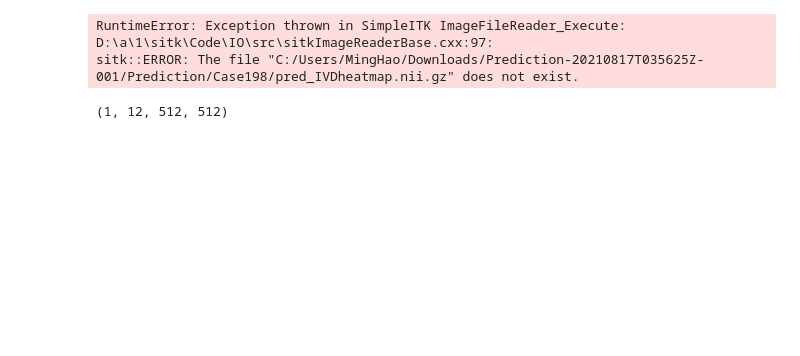
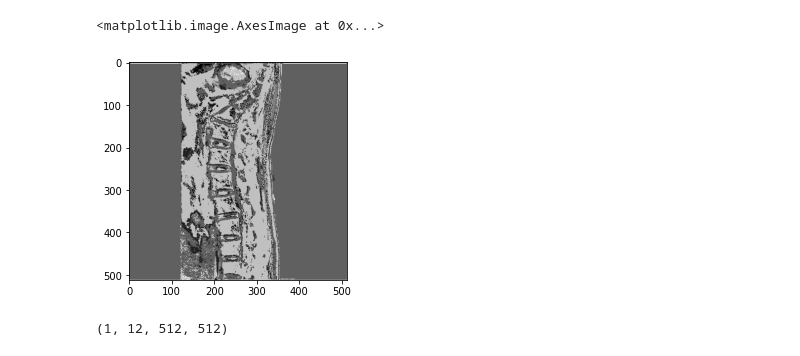
Before and after one commit to L-MingHao/test, a Jupyter notebook: Src/test4.ipynb, the cells around one changed output. Cells and saved outputs as stored; diff of their text form; code cells hidden in the pictures; blank space fills up the shorter version.

```diff
--- a/Src/test4.ipynb
+++ b/Src/test4.ipynb
@@ -21,18 +21,13 @@ from utils.heatmap_generator import HeatmapGenerator
 from NetworkTrainer.network_trainer import *
 from DataLoader.dataloader_IVDsegmentation import landmark_extractor
 # %%
-path = 'C:/Users/MingHao/Downloads/Prediction-20210817T035625Z-001/Prediction/Case198/pred_IVDheatmap.nii.gz'
+path = 'C:/Users/MingHao/Downloads/Prediction-20210820T025909Z-001/Prediction/Case24/pred_IVDheatmap.nii.gz'
 image = sitk.ReadImage(path , sitk.sitkFloat32)
 image = sitk.GetArrayFromImage(image)[np.newaxis, :, :, :]
-index = 0
-for lable in range(1,20):
-        check = np.where(image == lable)
-        if len(check[0]) > 1:
-            index = index + 1
-index
+plt.imshow(image[0][6], cmap='gray')
 # %% [output]
-RuntimeError: Exception thrown in SimpleITK ImageFileReader_Execute: D:\a\1\sitk\Code\IO\src\sitkImageReaderBase.cxx:97:
-sitk::ERROR: The file "C:/Users/MingHao/Downloads/Prediction-20210817T035625Z-001/Prediction/Case198/pred_IVDheatmap.nii.gz" does not exist.
+<matplotlib.image.AxesImage at 0x...>
+[figure, added]
 # %%
 MRfile_path = 'G:/SpineSegmentation/Spine_Segmentation/Spine_Segmentation/Case5/MR_512.nii.gz'
 MR = sitk.ReadImage(MRfile_path , sitk.sitkFloat32)
```
Also changed, not shown: parts of 4 cells of this notebook, 3 other files.
